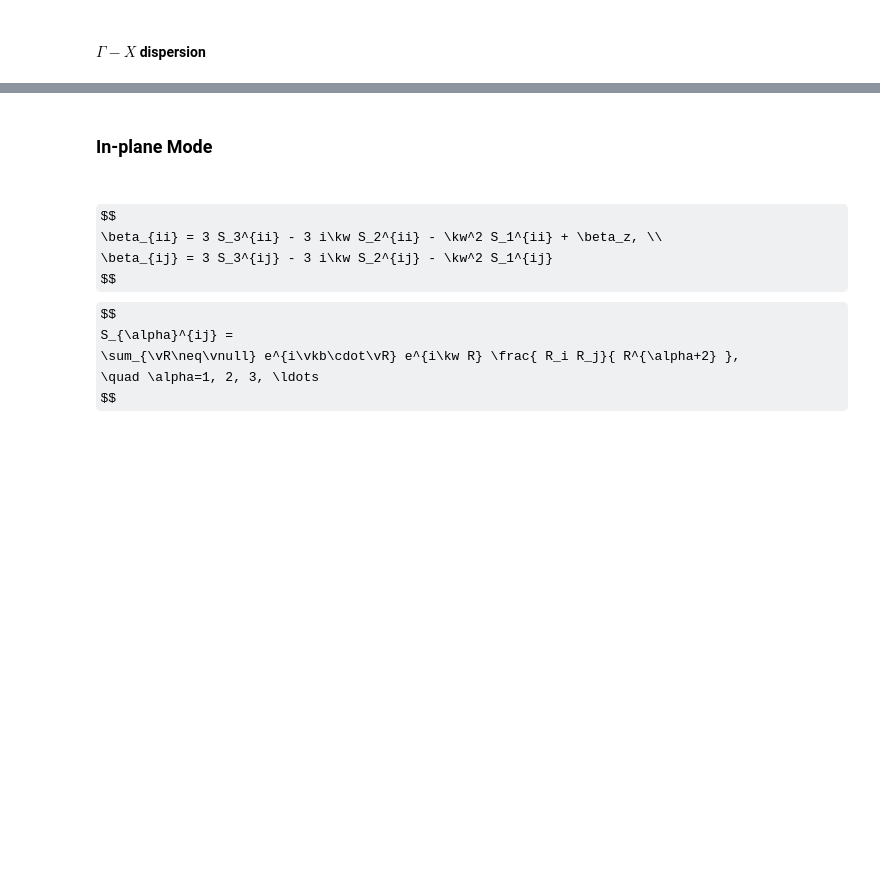
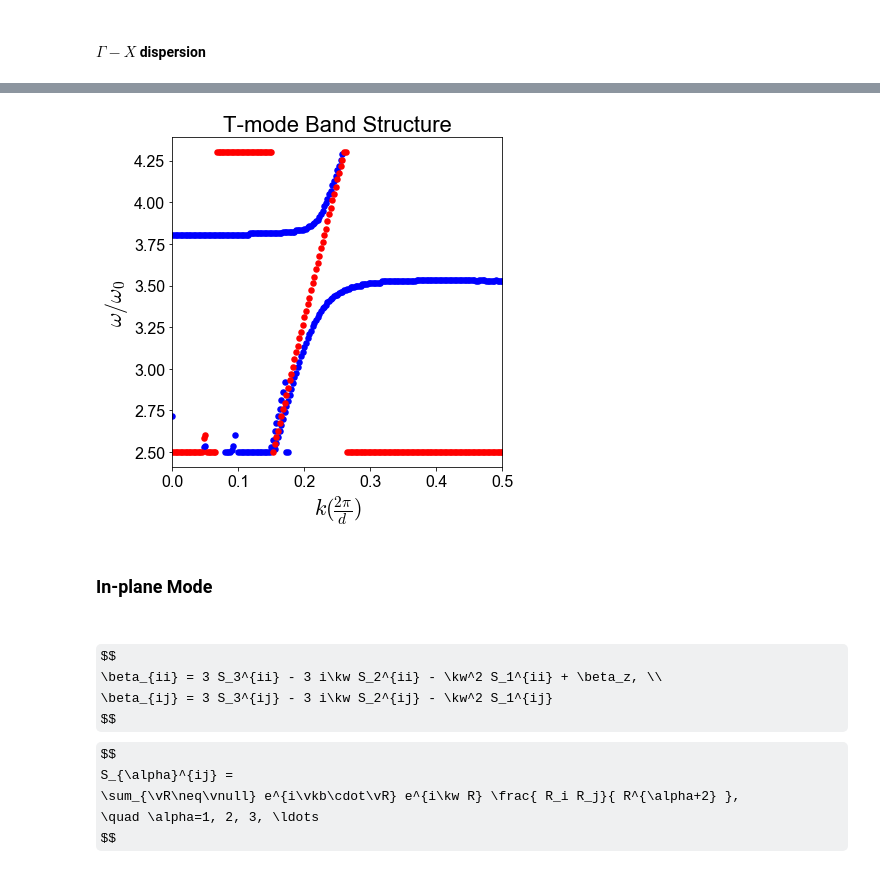
Before and after one commit to 711er/cde, a Jupyter notebook: cde-dynamical-band.ipynb, the cells around one changed output, grey strips where cells are left out. Cells and saved outputs as stored; diff of their text form; code cells hidden in the pictures; some formulas as TeX source; blank space fills up the shorter version.

```diff
--- a/cde-dynamical-band.ipynb
+++ b/cde-dynamical-band.ipynb
@@ -270,0 +385,31 @@ plt.show()
+# %%
+light_cone = []
+for x in pol_eff:
+#     min_loc = np.r_[ True, x[1:] < x[:-1] ] & np.r_[ x[:-1] < x[1:], True]
+    w = ws_interp[np.argmin(x)]
+#     x = ws_interp[min_loc]
+    light_cone.append(w)
+
+# plt.plot(ks, light_cone, 'o')
+
+marker_style = dict(linestyle='', marker='o', \
+                    markersize=5, #markerfacecolor='none', \
+                    markerfacecoloralt='gray', markeredgewidth=1.5, clip_on=True)
+from cycler import cycler
+# plt.rc('axes', prop_cycle=(cycler('color', \
+#                                       ['b', 'r'])) )
+fig = plt.figure(figsize=(6,6))
+ax = fig.add_subplot(111)
+for i in np.arange(len(band)):
+    for y in band[i]:
+        ax.plot( ks[i], y, 'bo', **marker_style )
+plt.plot(ks, light_cone, 'ro', **marker_style)
+plt.xlim(ks[0], ks[-1])
+plt.xlabel(r'$k(\frac{2\pi}{d})$')
+plt.ylabel(r'$\omega/\omega_0$')
+plt.title('T-mode Band Structure')
+plt.tight_layout()
+plt.savefig('T-mode-band-root.pdf')
+plt.show()
+# %% [output]
+[figure, added]
```
Also changed, not shown: parts of 25 cells of this notebook, 4 other files.
